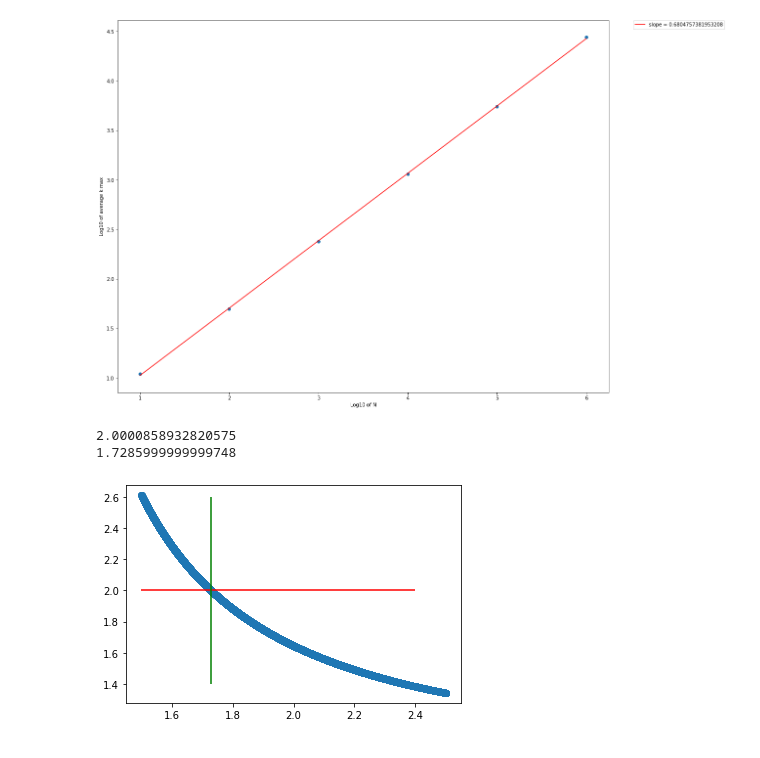
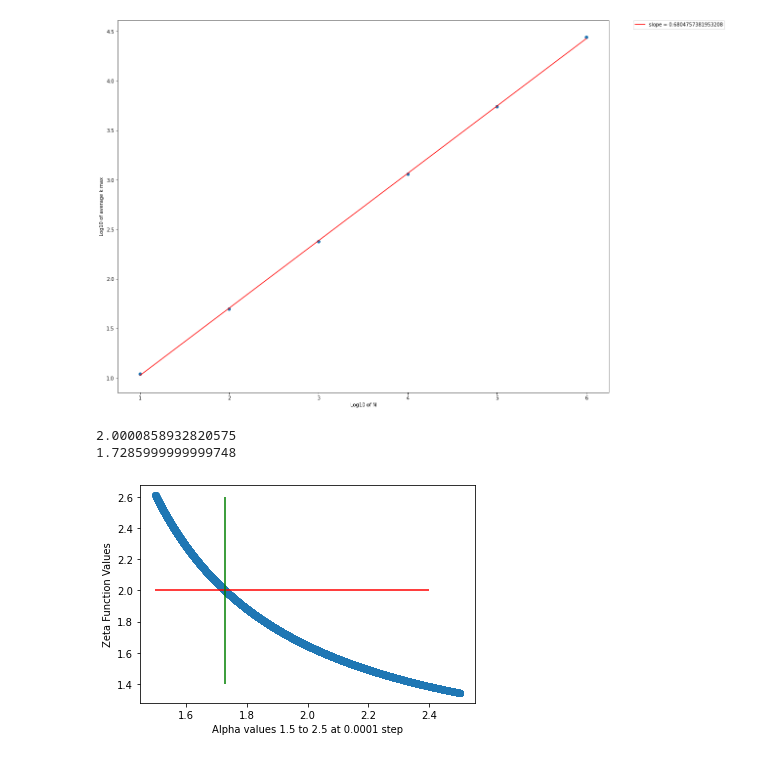
Before and after one commit to carterwward/PoCS, a Jupyter notebook: assignment_7/assignment_7.ipynb, the cells around one changed output. Saved outputs shown, nothing was run; the diff lists cells and outputs as text; code cells hidden in the pictures.

```diff
--- a/assignment_7/assignment_7.ipynb
+++ b/assignment_7/assignment_7.ipynb
@@ -62,20 +62,22 @@ plt.show()
 # %%
 # Q4 A
 x = np.arange(1.5, 2.5
 , step = 0.0001)
 
 zeta_array = np.array([zeta(val) for val in x])
 
 diff = np.abs(zeta_array - 2)
 closest_index = diff.argmin()
 print(zeta_array[closest_index])
 print(x[closest_index])
 
 plt.scatter(x, zeta_array)
 plt.hlines(2, 1.5, 2.4, colors="red")
 plt.vlines(1.73, 1.4, 2.6, colors="green")
+plt.xlabel("Alpha values 1.5 to 2.5 at 0.0001 step")
+plt.ylabel("Zeta Function Values")
 plt.show()
 # %% [output]
 2.0000858932820575
 1.7285999999999748
-[figure, old version]
+[figure, new version]
```
Also changed, not shown: 1 other file.
